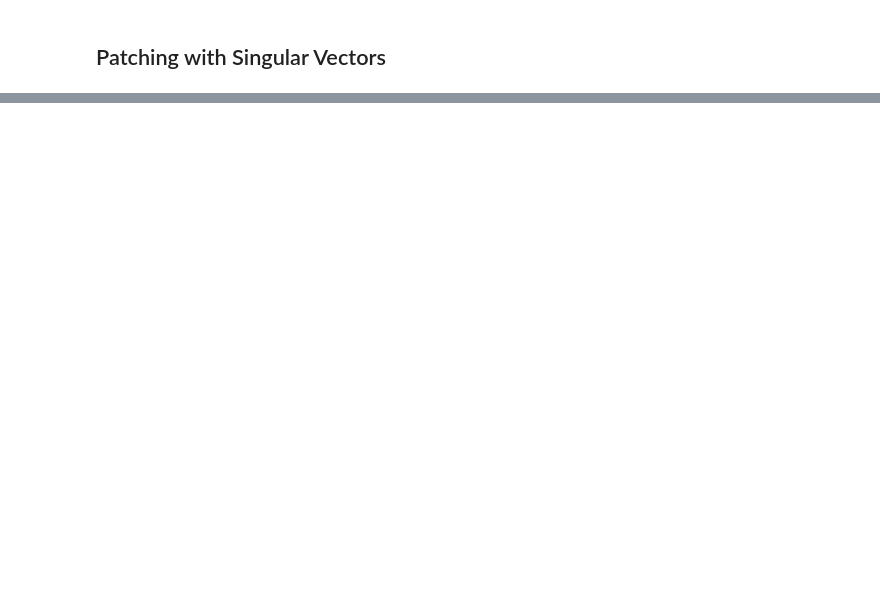
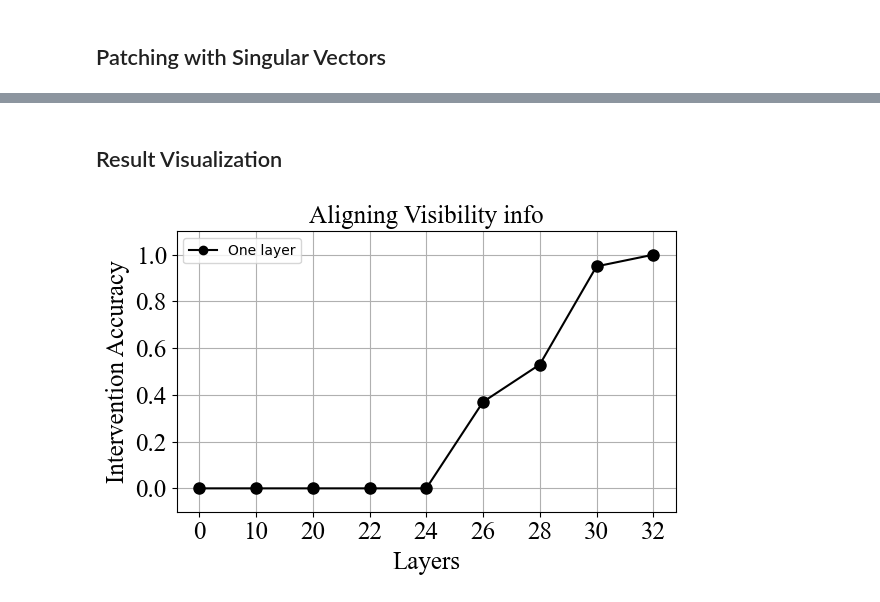
Before and after one commit to umango101/belief_tracking, a Jupyter notebook: notebooks/rep_analysis.ipynb, the cells around one changed output, grey strips where cells are left out. Cells and saved outputs as stored; diff of their text form; code cells hidden in the pictures; blank space fills up the shorter version.

```diff
--- a/notebooks/rep_analysis.ipynb
+++ b/notebooks/rep_analysis.ipynb
@@ -994,4 +993,5 @@ OutOfMemoryError: CUDA out of memory. Tried to allocate 896.00 MiB. GPU 0 has a
 # %%
-accs_query_charac = dict(sorted(accs_query_charac.items(), key=lambda x: x[0]))
-accs_query_charac
+# Sort accs_visibility_full by key
+accs_visibility_sv = dict(sorted(accs_visibility_sv.items(), key=lambda x: x[0]))
+accs_visibility_sv
 # %% [output]
@@ -998,0 +1007,34 @@ accs_query_charac
+# %% [markdown]
+## Result Visualization
+# %%
+stories = [
+    {
+        "story": dataset[0]["corrupt_story"],
+        "question": dataset[0]["corrupt_question"],
+        "answer": dataset[0]["corrupt_ans"],
+    },
+    {
+        "story": dataset[0]["clean_story"],
+        "question": dataset[0]["clean_question"],
+        "answer": dataset[0]["clean_ans"],
+    }
+]
+
+arrows = [{'start': token_pos_coords['e1_query_charac'], 'end': token_pos_coords['e2_query_charac'], 'color': 'red'}]
+
+plot_data = {
+    "labels": accs_visibility_sv.keys(),
+    "acc_one_layer": accs_visibility_sv.values(),
+    "title": "Aligning Visibility info",
+    "x_label": "Layers",
+    "y_label": "Intervention Accuracy",
+}
+
+characters = list(set(dataset[0]['clean_characters'] + dataset[0]['corrupt_characters']))
+objects = list(set(dataset[0]['clean_objects'] + dataset[0]['corrupt_objects']))
+states = list(set(dataset[0]['clean_states'] + dataset[0]['corrupt_states']))
+
+generator = StoryGenerator(characters=characters, objects=objects, states=states, stories=stories, target=dataset[0]['target'], arrows=[], plot_data=plot_data)
+generator.save_html(filename="../plots/visibility_exps/first_obj/query_charac_?_last_sv.html")
+# %% [output]
+[figure, added]
```
Also changed, not shown: parts of 15 cells of this notebook, 5 other files.
